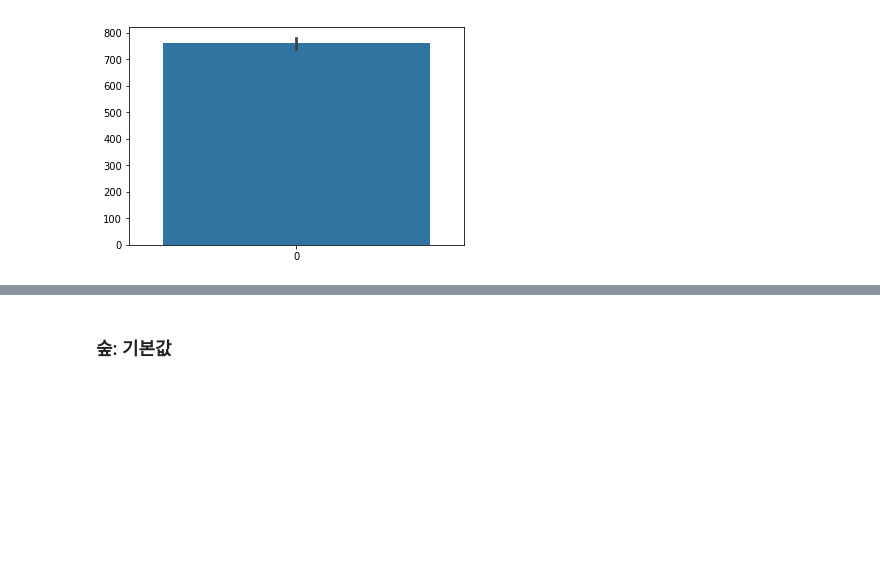
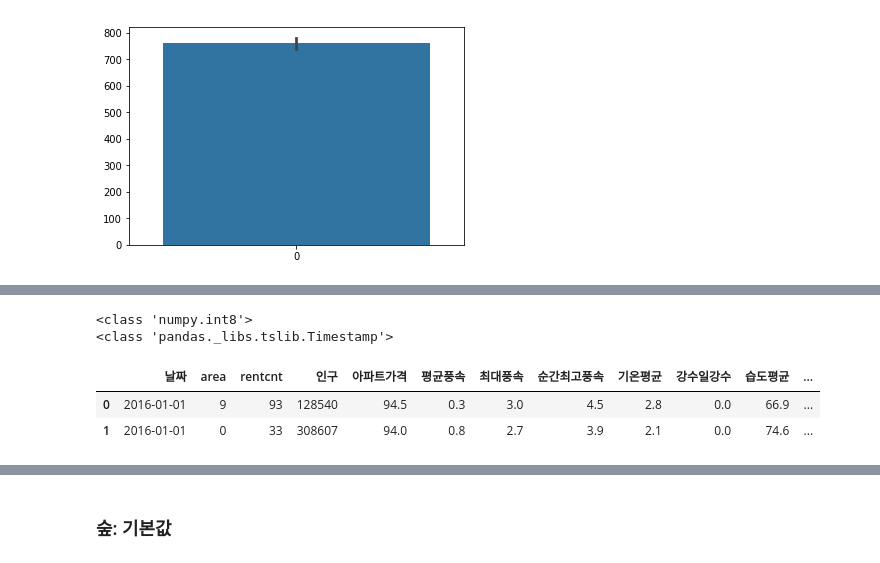
Before and after one commit to firstock/proj_sponge_bicycle, a Jupyter notebook: KHJ_MLmodeling_randFore.ipynb, the cells around one changed output, grey strips where cells are left out. Drawn from its saved outputs; the diff is of its cells as text; code cells hidden in the pictures; blank space fills up the shorter version.

```diff
--- a/KHJ_MachineLearning_bikeRent.ipynb
+++ b/KHJ_MLmodeling_randFore.ipynb
@@ -103,0 +113,10 @@ sns.barplot(data= y_train)
+# %%
+print(type(brOri.area[0]))
+print(type(brOri.날짜[0]))
+brOri.head(2)
+# %% [output]
+<class 'numpy.int8'>
+<class 'pandas._libs.tslib.Timestamp'>
+|  | 날짜 | area | rentcnt | 인구 | 아파트가격 | 평균풍속 | 최대풍속 | 순간최고풍속 | 기온평균 | 강수일강수 | 습도평균 | ... |
+| 0 | 2016-01-01 | 9 | 93 | 128540 | 94.5 | 0.3 | 3.0 | 4.5 | 2.8 | 0.0 | 66.9 | ... |
+| 1 | 2016-01-01 | 0 | 33 | 308607 | 94.0 | 0.8 | 2.7 | 3.9 | 2.1 | 0.0 | 74.6 | ... |
```
Also changed, not shown: parts of 11 cells of this notebook, 1 other file.
